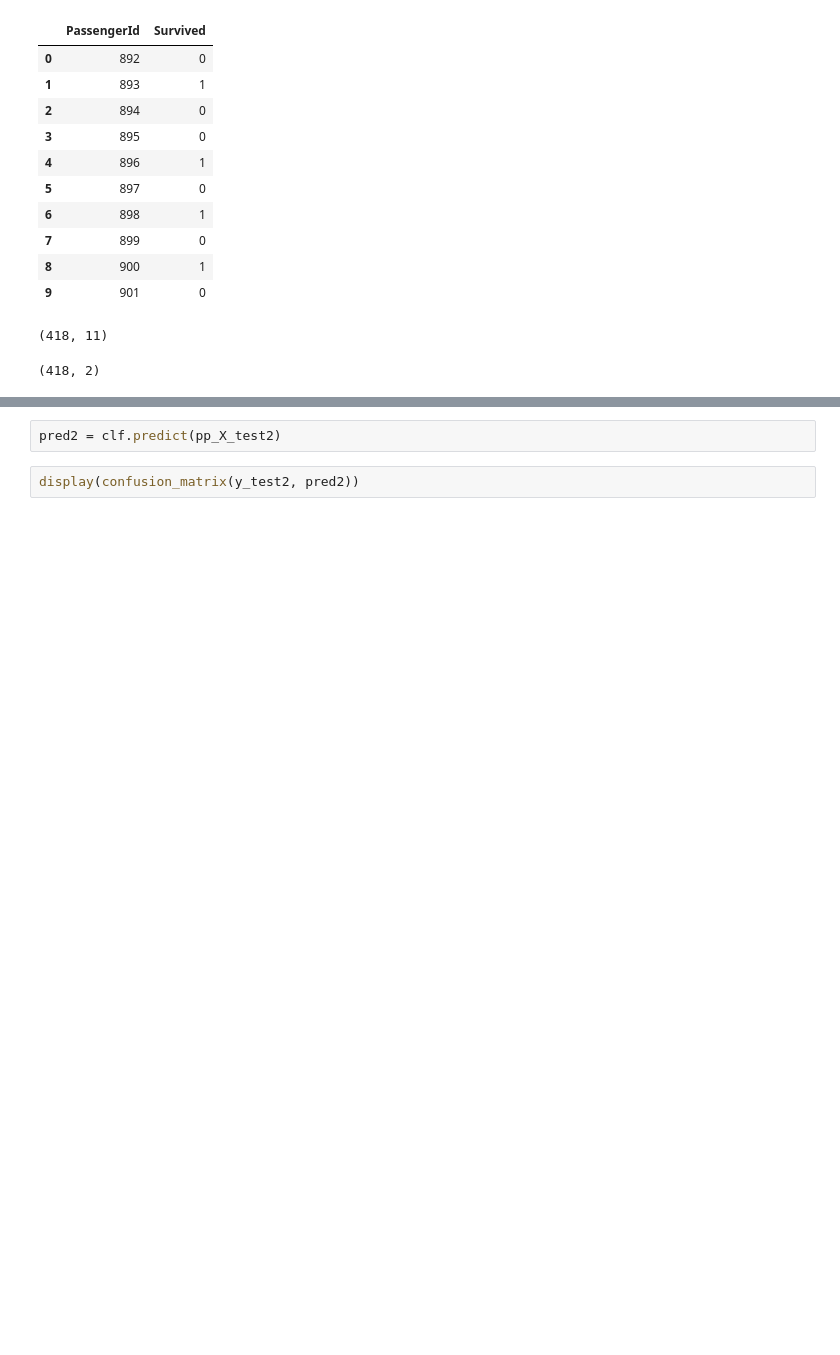
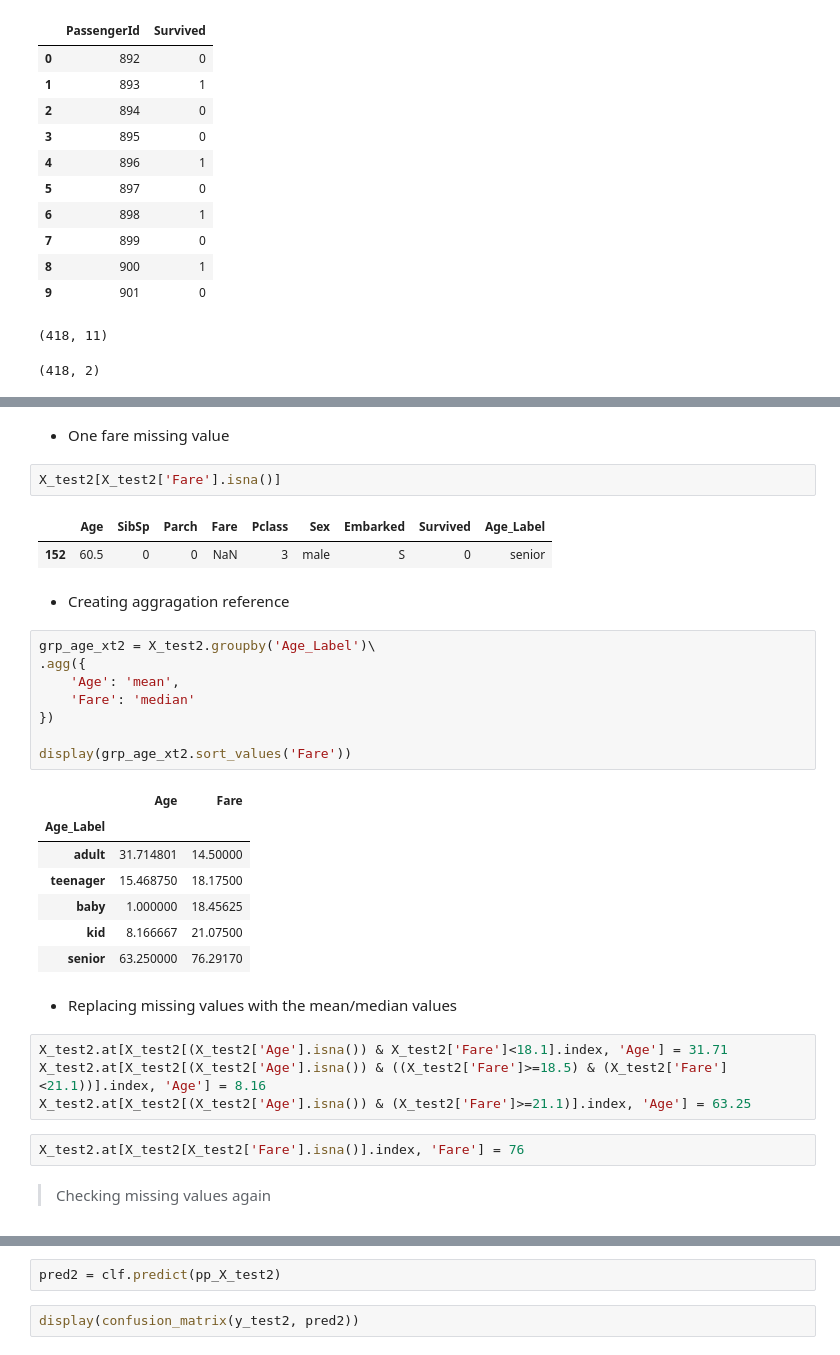
Before and after one commit to cruz-marco/titanic_kaggle, a Jupyter notebook: titanic-run.ipynb, the cells around one changed output, grey strips where cells are left out. Drawn from its saved outputs; the diff is of its cells as text; blank space fills up the shorter version.

```diff
--- a/titanic-run.ipynb
+++ b/titanic-run.ipynb
@@ -618,0 +673,35 @@ display(
+# %% [markdown]
+- One fare missing value
+# %%
+X_test2[X_test2['Fare'].isna()]
+# %% [output]
+|  | Age | SibSp | Parch | Fare | Pclass | Sex | Embarked | Survived | Age_Label |
+| 152 | 60.5 | 0 | 0 | NaN | 3 | male | S | 0 | senior |
+# %% [markdown]
+- Creating aggragation reference
+# %%
+grp_age_xt2 = X_test2.groupby('Age_Label')\
+.agg({
+    'Age': 'mean',
+    'Fare': 'median'
+})
+
+display(grp_age_xt2.sort_values('Fare'))
+# %% [output]
+|  | Age | Fare |
+| Age_Label |  |  |
+| adult | 31.714801 | 14.50000 |
+| teenager | 15.468750 | 18.17500 |
+| baby | 1.000000 | 18.45625 |
+| kid | 8.166667 | 21.07500 |
+| senior | 63.250000 | 76.29170 |
+# %% [markdown]
+- Replacing missing values with the mean/median values
+# %%
+X_test2.at[X_test2[(X_test2['Age'].isna()) & X_test2['Fare']<18.1].index, 'Age'] = 31.71
+X_test2.at[X_test2[(X_test2['Age'].isna()) & ((X_test2['Fare']>=18.5) & (X_test2['Fare']<21.1))].index, 'Age'] = 8.16
+X_test2.at[X_test2[(X_test2['Age'].isna()) & (X_test2['Fare']>=21.1)].index, 'Age'] = 63.25
+# %%
+X_test2.at[X_test2[X_test2['Fare'].isna()].index, 'Fare'] = 76
+# %% [markdown]
+> Checking missing values again
```
Also changed, not shown: parts of 30 cells of this notebook.
